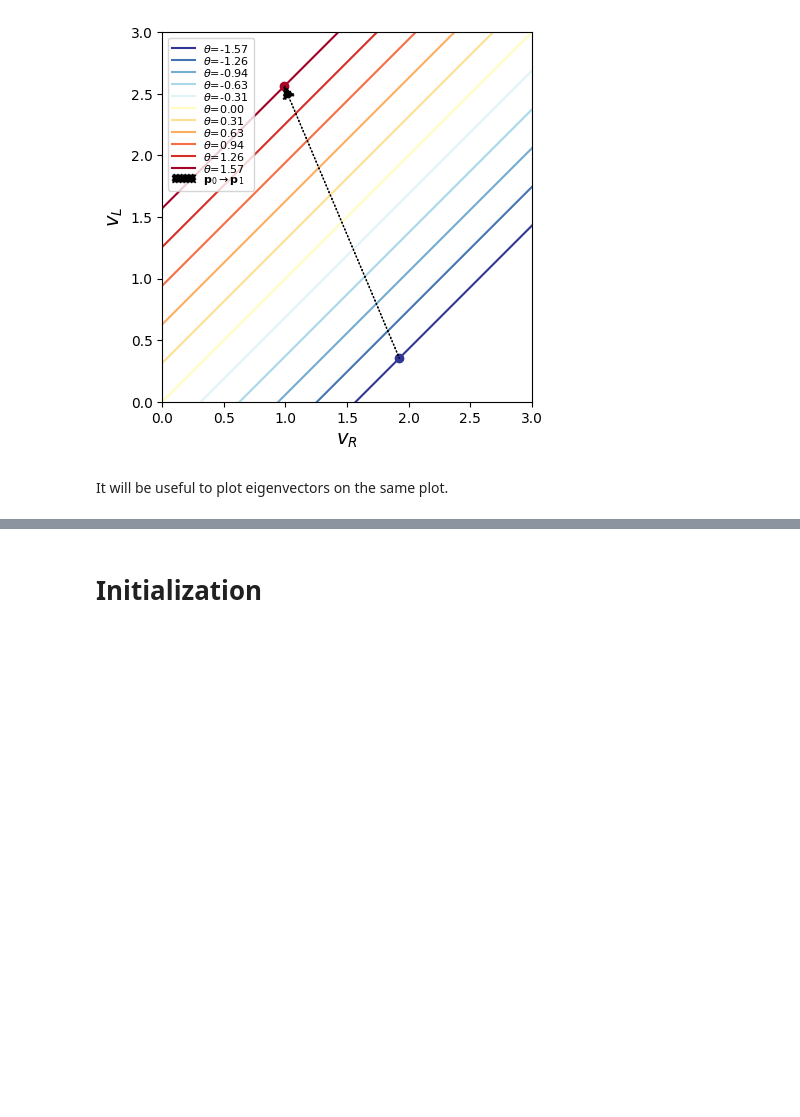
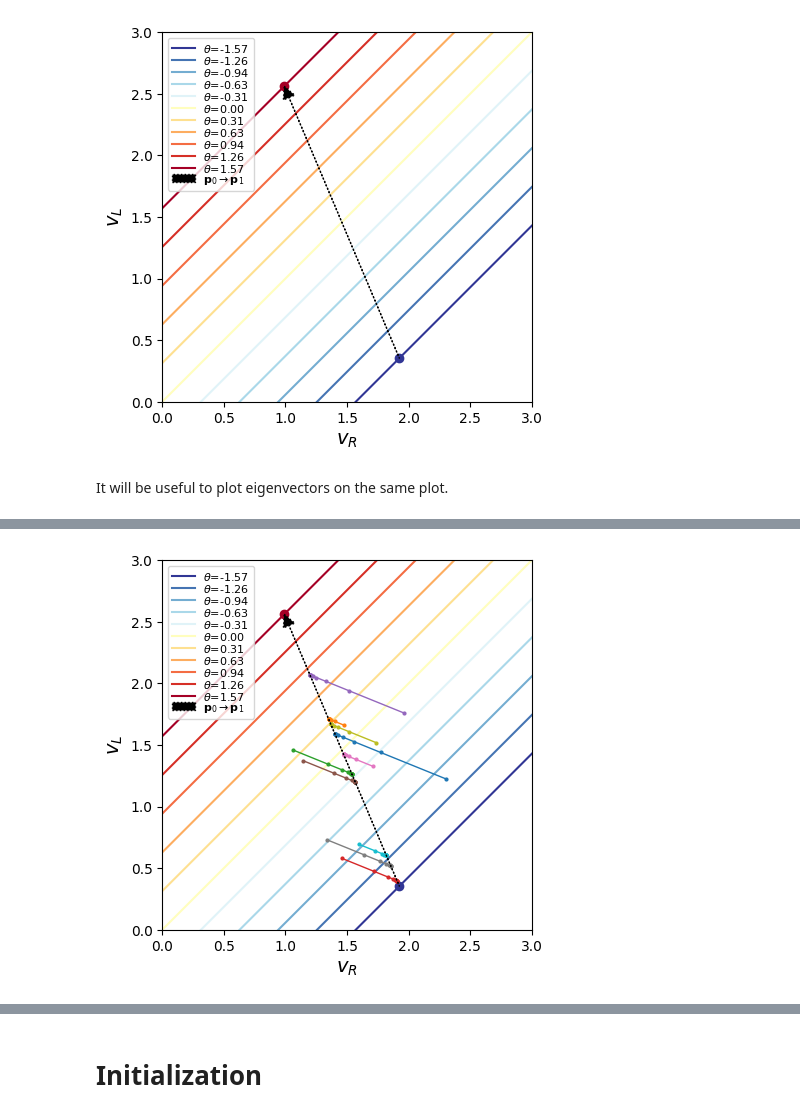
Before and after one commit to stootoon/how-brain-keeps-eyes-still, a Jupyter notebook: demo.ipynb, the cells around one changed output, grey strips where cells are left out. Drawn from its saved outputs; the diff is of its cells as text; code cells hidden in the pictures; blank space fills up the shorter version.

```diff
--- a/demo.ipynb
+++ b/demo.ipynb
@@ -50,3 +100,16 @@ def plot_eigs(p_cent, e1, e2):
+# %%
+# Simulate dv/dt = -v + Wv + f
+plot_sols()
+T = 10
+dvdt = lambda v, t: -v + W @ v + f
+p_cent = (p0 + p1)/2
+random.seed(7)
+for i in range(10):
+    v_init = p_cent + 0.5*randn(2)
+    v_sol = odeint(dvdt, v_init, linspace(0, T, 10))
+    plot(v_sol[:,0], v_sol[:,1], 'o-', markersize=2, lw=1)
+# %% [output]
+[figure, added]
 # %%
 # We want to build a linear system that is a line attractor along p0-p1.
 # du/dt = -u + Tv + h
```
Also changed, not shown: parts of 16 cells of this notebook.
